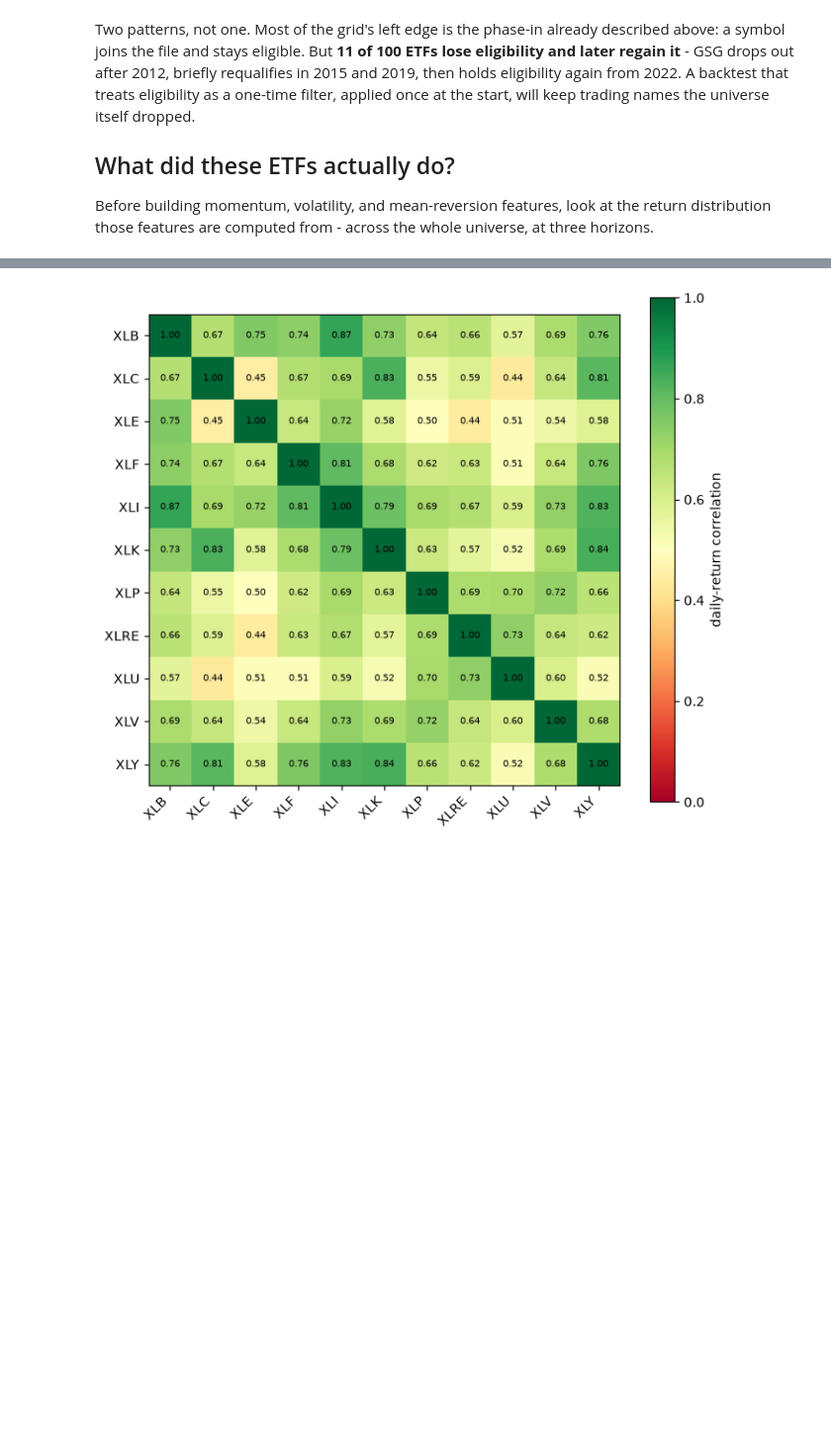
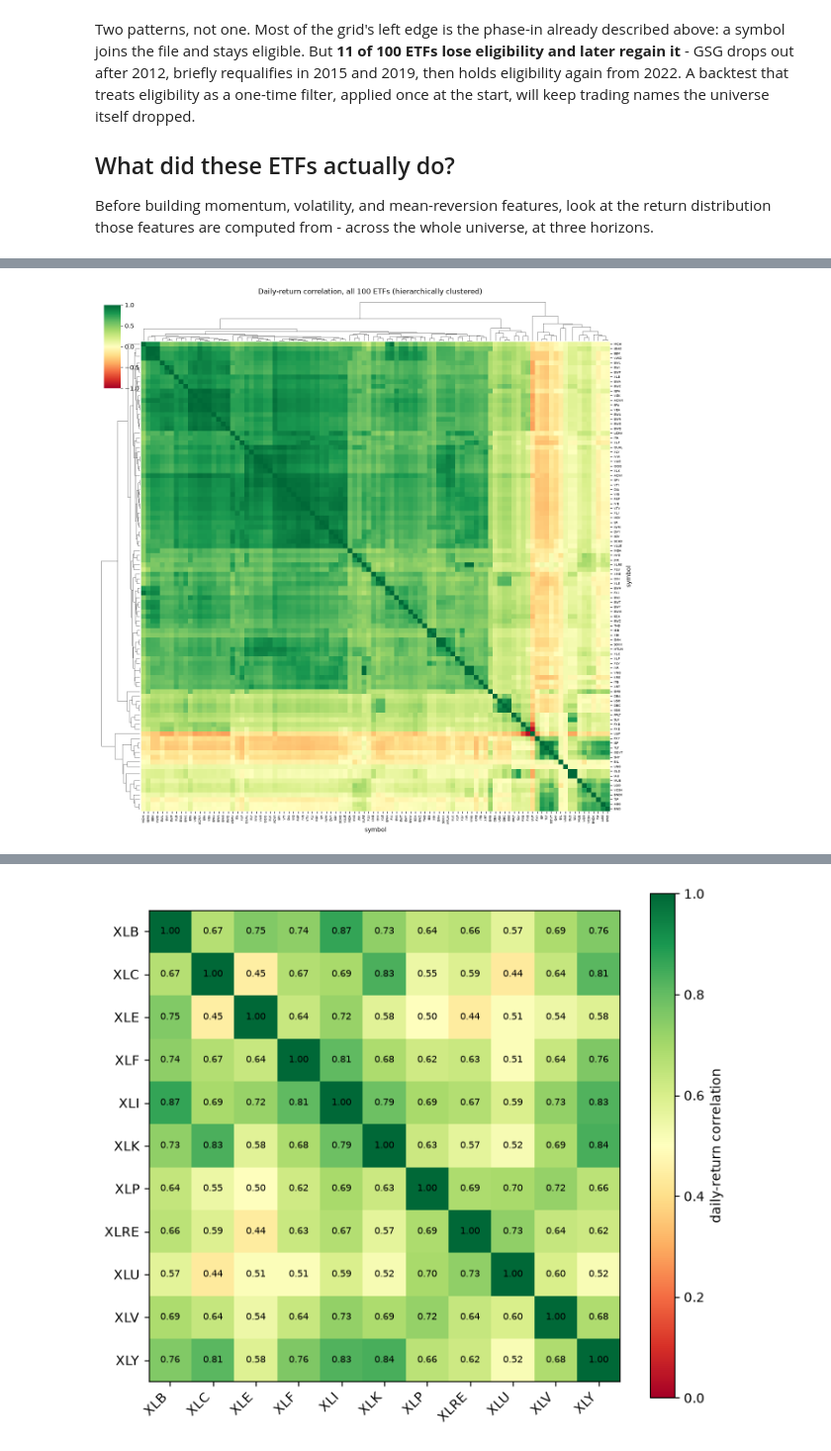
Before and after one commit to ml4t/packt-workshop, a Jupyter notebook: notebooks/01_data.ipynb, the cells around one changed output, grey strips where cells are left out. Shown at 99% size. Drawn from its saved outputs; the diff is of its cells as text; code cells hidden in the pictures; blank space fills up the shorter version.

```diff
--- a/notebooks/01_data.ipynb
+++ b/notebooks/01_data.ipynb
@@ -235,0 +248,23 @@ Correlation across the file's 11 sector SPDRs, on daily returns.
+# %%
+import seaborn as sns
+
+wide = prices.pivot(index="timestamp", columns="symbol", values="close")
+universe_corr = wide.pct_change().corr()
+
+g = sns.clustermap(
+    universe_corr,
+    cmap="RdYlGn",
+    vmin=-1,
+    vmax=1,
+    figsize=(13, 13),
+    dendrogram_ratio=0.08,
+    cbar_pos=(0.02, 0.83, 0.03, 0.15),
+    xticklabels=True,
+    yticklabels=True,
+)
+g.ax_heatmap.set_xticklabels(g.ax_heatmap.get_xticklabels(), fontsize=5, rotation=90)
+g.ax_heatmap.set_yticklabels(g.ax_heatmap.get_yticklabels(), fontsize=5)
+g.figure.suptitle("Daily-return correlation, all 100 ETFs (hierarchically clustered)", y=1.01)
+plt.show()
+# %% [output]
+[figure, added]
```
Also changed, not shown: parts of 5 cells of this notebook.
